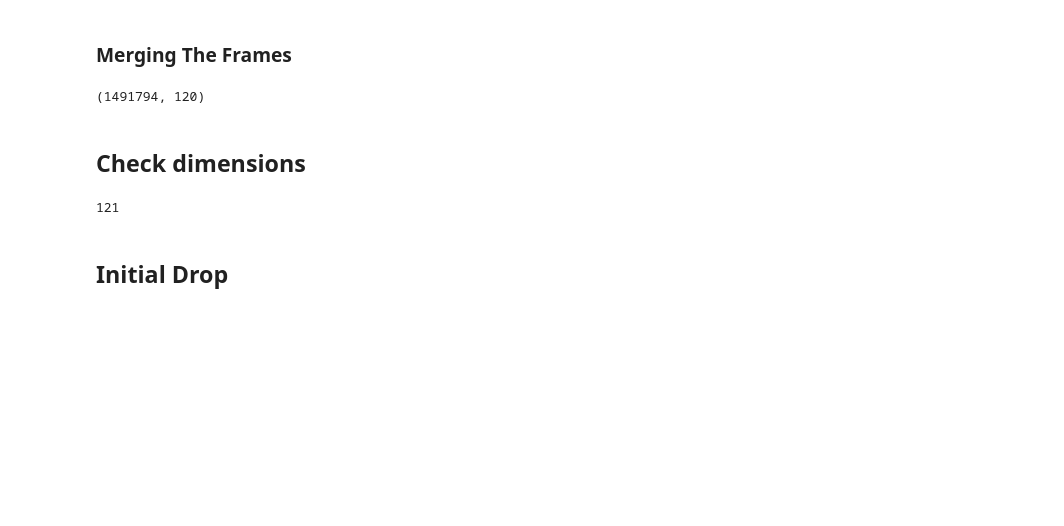
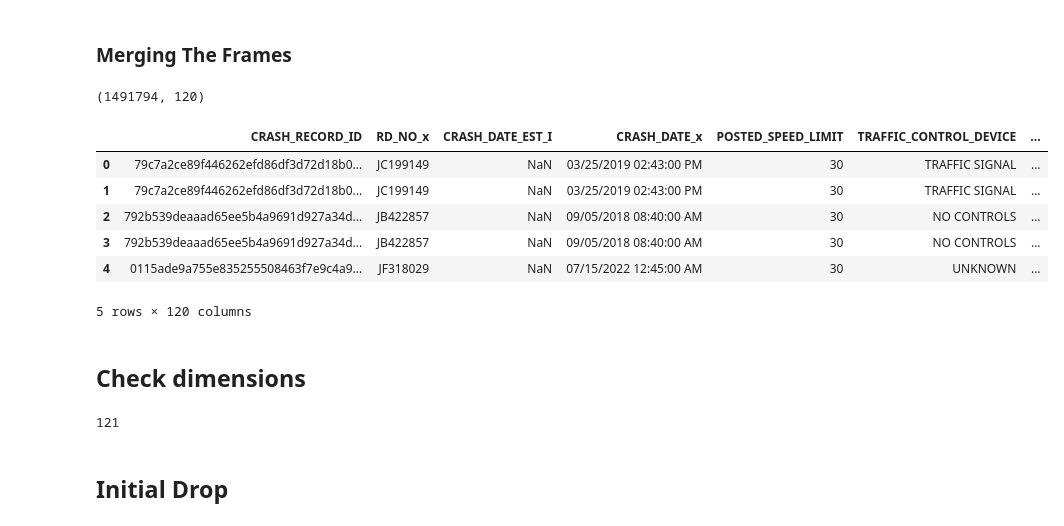
Before and after one commit to Kaewin/project-4, a Jupyter notebook: data_cleaning.ipynb, the cells around one changed output. Drawn from its saved outputs; the diff is of its cells as text; code cells hidden in the pictures; blank space fills up the shorter version.

```diff
--- a/data_cleaning.ipynb
+++ b/data_cleaning.ipynb
@@ -41,6 +61,16 @@ df = pd.merge(d_crashes, d_vehicles, on='CRASH_RECORD_ID')
 df.shape
 # %% [output]
 (1491794, 120)
+# %%
+df.head()
+# %% [output]
+|  | CRASH_RECORD_ID | RD_NO_x | CRASH_DATE_EST_I | CRASH_DATE_x | POSTED_SPEED_LIMIT | TRAFFIC_CONTROL_DEVICE | ... |
+| 0 | 79c7a2ce89f446262efd86df3d72d18b0... | JC199149 | NaN | 03/25/2019 02:43:00 PM | 30 | TRAFFIC SIGNAL | ... |
+| 1 | 79c7a2ce89f446262efd86df3d72d18b0... | JC199149 | NaN | 03/25/2019 02:43:00 PM | 30 | TRAFFIC SIGNAL | ... |
+| 2 | 792b539deaaad65ee5b4a9691d927a34d... | JB422857 | NaN | 09/05/2018 08:40:00 AM | 30 | NO CONTROLS | ... |
+| 3 | 792b539deaaad65ee5b4a9691d927a34d... | JB422857 | NaN | 09/05/2018 08:40:00 AM | 30 | NO CONTROLS | ... |
+| 4 | 0115ade9a755e835255508463f7e9c4a9... | JF318029 | NaN | 07/15/2022 12:45:00 AM | 30 | UNKNOWN | ... |
+5 rows × 120 columns
 # %% [markdown]
 ## Check dimensions
 # %%
```
Also changed, not shown: parts of 42 cells of this notebook.
